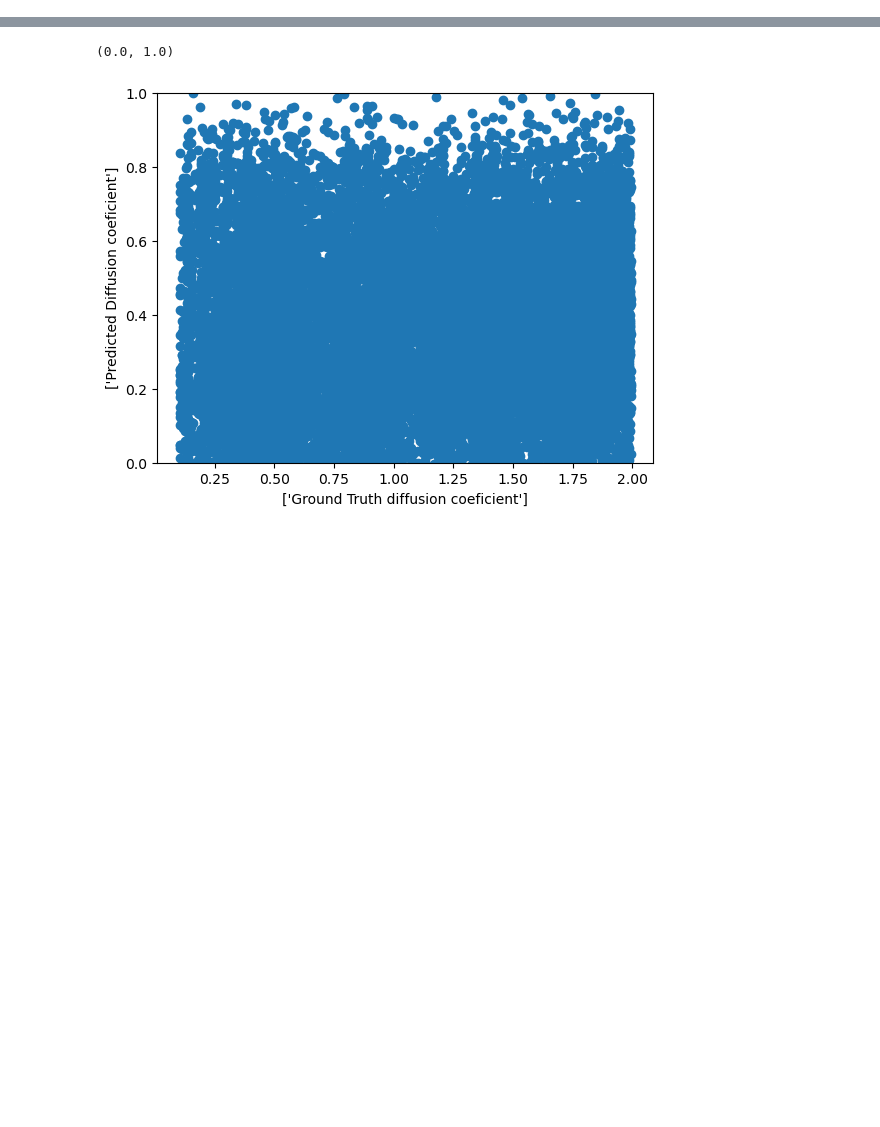
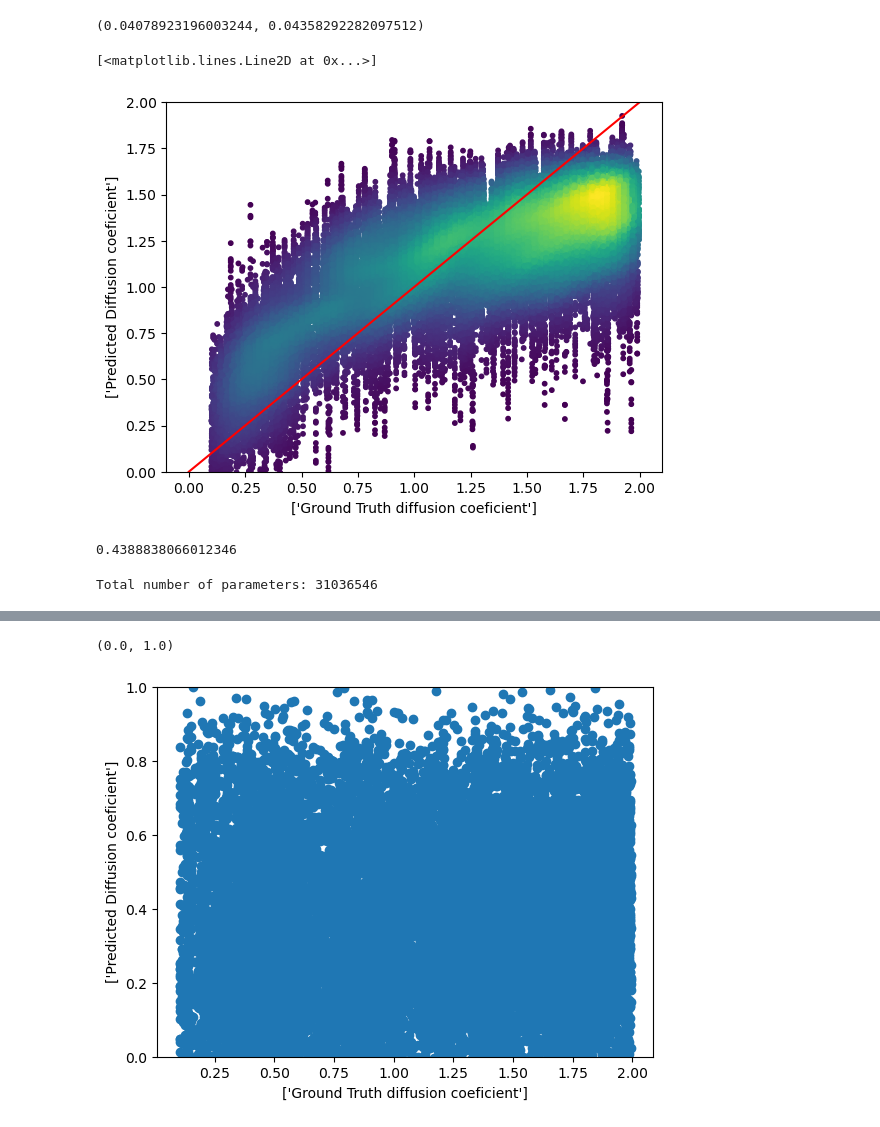
Before and after one commit to DyFan777/Pytorch-UNet, a Jupyter notebook: evaluate.ipynb, the cells around one changed output, grey strips where cells are left out. Cells and saved outputs as stored; diff of their text form; code cells hidden in the pictures; blank space fills up the shorter version.

```diff
--- a/evaluate.ipynb
+++ b/evaluate.ipynb
@@ -15,10 +15,12 @@ from evaluate_2 import evaluate_2
 # %%
 # The path of data and model
 
-dir_model = 'Z:/Dongyu Fan/2. Data/ImageProcessing/training/2024-10-07/10-07_17-14/model_checkpoint_epoch_3.pth'
-dir_img = 'Z:/Dongyu Fan/2. Data/ImageProcessing/Simulation/2024-10-07/12-19/img/'
-dir_mask = 'Z:/Dongyu Fan/2. Data/ImageProcessing/Simulation/2024-10-07/12-19/mask/'
-dir_D = 'Z:/Dongyu Fan/2. Data/ImageProcessing/Simulation/2024-10-07/12-19/Diffusion/'
+dir_model = 'Z:/Dongyu Fan/2. Data/ImageProcessing/training/2024-10-16/10-16_10-09/model_checkpoint_1.pth'
+dir_img = 'Z:/Dongyu Fan/2. Data/ImageProcessing/Simulation/2024-10-15/18-34/img/'
+dir_mask = 'Z:/Dongyu Fan/2. Data/ImageProcessing/Simulation/2024-10-15/18-34/mask/'
+dir_D = 'Z:/Dongyu Fan/2. Data/ImageProcessing/Simulation/2024-10-15/18-34/Diffusion/'
+
+D_range = [0.1,2]
 # %%
 def post_evaluation(model, val_loader):
 
@@ -36,7 +38,7 @@ def post_evaluation(model, val_loader):
 # %%
 # 1. load the model
 # Initialize the model
-model = UNet_2(n_channels=1, n_classes=1,bilinear=False)
+model = UNet_2(n_channels=3, n_classes=1,bilinear=False)
 # Load the saved state_dict
 model.load_state_dict(torch.load(dir_model,map_location=torch.device('cpu') ))
 # Set to evaluation mode
@@ -44,7 +46,7 @@ model.eval()
 
 # 2. Prepare the data loader
 # Prepare for the data set
-dataset = CarvanaDataset_2(dir_img, dir_mask, dir_D)
+dataset = CarvanaDataset_2(dir_img, dir_mask, dir_D, D_range, scale = 1)
 #Split into train / validation partitions. Using the same seed used in training
 n_val = int(len(dataset) * 0.1)
 n_train = len(dataset) - n_val
@@ -63,9 +62,0 @@ KeyboardInterrupt:
-# %%
-def scatter_with_gaussian_kde( pair, s):
-
-    array = np.array(pair)
-    xy = np.vstack(array).T
-    z = gaussian_kde(xy)(xy)
-
-    plt.scatter( *zip(*pair),c = z, s = s)
-    plt.ylim([0,1])
@@ -84,0 +66,34 @@ array([[ 3.03021479,  0.37468547],
+# %%
+mask_loss, diffusion_loss
+# %% [output]
+(0.04078923196003244, 0.04358292282097512)
+# %%
+from sklearn.metrics import r2_score
+def scatter_with_gaussian_kde( pair, s, diffusion_range):
+
+    array = np.array(pair) * (diffusion_range[1] - diffusion_range[0]) + diffusion_range[0]
+    xy = np.vstack(array).T
+    z = gaussian_kde(xy)(xy)
+    R2_sklearn = r2_score(xy[0], xy[1])
+
+    plt.scatter( *zip(*array),c = z, s = s)
+    plt.ylim([0,2])
+    plt.xlabel(['Ground Truth diffusion coeficient'])
+    plt.ylabel(['Predicted Diffusion coeficient'])
+    return R2_sklearn
+# %%
+R2 = scatter_with_gaussian_kde(diffusion_pair,10,D_range)
+
+plt.plot([0,2],[0,2], color = 'red')
+# %% [output]
+[<matplotlib.lines.Line2D at 0x...>]
+[figure, added]
+# %%
+R2
+# %% [output]
+0.4388838066012346
+# %%
+total_params = sum(p.numel() for p in model.parameters() if p.requires_grad)
+print(f"Total number of parameters: {total_params}")
+# %% [output]
+Total number of parameters: 31036546
```
Also changed, not shown: parts of 5 cells of this notebook, 2 other files.
